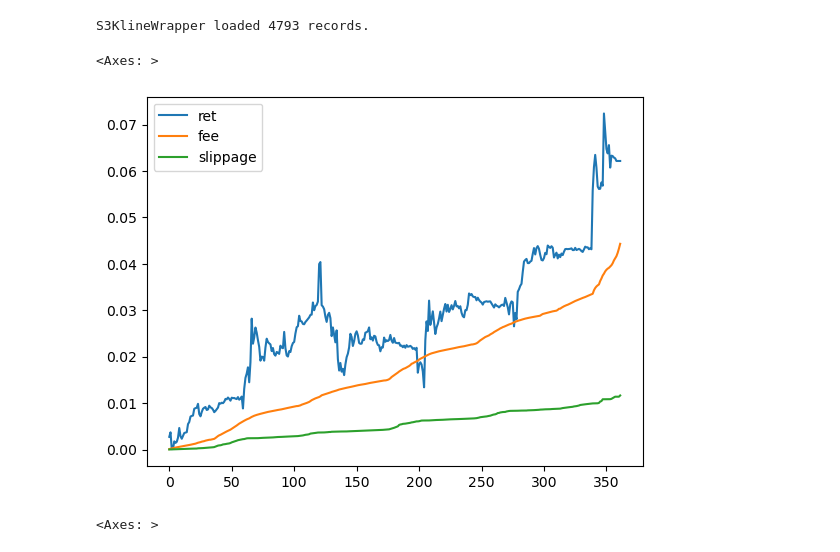
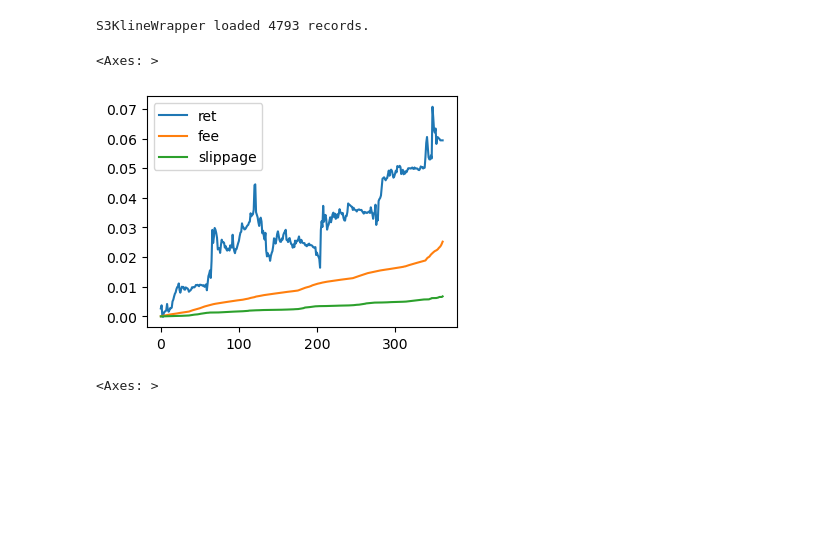
Before and after one commit to Thessal/ui, a Jupyter notebook: DEMO_BATCH.ipynb, the cells around one changed output. Saved outputs shown, nothing was run; the diff lists cells and outputs as text; code cells hidden in the pictures; blank space fills up the shorter version.

```diff
--- a/DEMO_BATCH.ipynb
+++ b/DEMO_BATCH.ipynb
@@ -5,16 +5,21 @@ import numpy as np
 import matplotlib.pyplot as plt
 files = glob(f"./pnls/*")
 
+trv_rng=(0.03, 0.5)
+
 tvrs_2=[]
 tvrs_8=[]
 for f in files:
-    tvr = pd.read_pickle(f)["stat_decay"]["turnover_series"]
-    tvrs_2.append(np.quantile(tvr,0.2))
-    tvrs_8.append(np.quantile(tvr,0.8))
+    try:
+        tvr = pd.read_pickle(f)["stat_decay"]["turnover_series"]
+        tvrs_2.append(np.quantile(tvr,0.2))
+        tvrs_8.append(np.quantile(tvr,0.8))
+    except:
+        print(f)
 pd.DataFrame({
     "tvrs_2": sorted(tvrs_2), "tvrs_8": sorted(tvrs_8)
-}).iloc[::-1].reset_index(drop=True).plot(logx=True,logy=True,ylim=(1e-5, 5), title="turnover profile", figsize=(4,2))
-plt.axhline(y=0.03, color="red")
-plt.axhline(y=0.5, color="red")
+}).iloc[::-1].reset_index(drop=True).plot(logx=False,logy=True,ylim=(1e-4, 3), title="turnover profile", figsize=(4,2))
+plt.axhline(y=trv_rng[0], color="red")
+plt.axhline(y=trv_rng[1], color="red")
 # %% [output]
 <matplotlib.lines.Line2D at 0x...>
@@ -44,9 +52,9 @@ print(f"{len(dfs)}/{len(files)} Selected")
 # %%
-sharpe_threshold = 0.1
+sharpe_threshold = 0.03
 # Allows negative weight
 weight_function = lambda df: \
-    np.clip(np.abs(df["stat_decay"]["sharpe"])-sharpe_threshold,0,0.1) * np.sign(df["stat_decay"]["sharpe"]) \
-        / np.clip(np.mean(df["stat_decay"]["turnover_series"]), 0.1, 0.2)
+    np.clip(np.abs(df["stat_decay"]["sharpe"])-sharpe_threshold,0,0.03) * np.sign(df["stat_decay"]["sharpe"]) \
+        / np.clip(np.mean(df["stat_decay"]["turnover_series"]), trv_rng[0], 0.3)
 
 # Weight assignment is skewed towards low turnover
 pd.Series([weight_function(df) for df in dfs]).sort_values().reset_index(drop=True).plot(title="weight profile", marker="o", figsize=(4,2))
@@ -120,19 +128,23 @@ bars = Bars(data=s3_df, interval=SIM_INTERVAL)
 # %% [output]
 S3KlineWrapper loaded 4793 records.
 # %%
-pos = sum([df["pos_zerofilled"].data * weight_function(df) for df in dfs])
+pos_all = [(df["pos_zerofilled"].data, weight_function(df)) for df in dfs]
+pos_all = [pos.div(pos.abs().sum(axis=1), axis=0).fillna(0)*weight for (pos, weight) in pos_all]
+pos_all = sum(pos_all)
+pos = pos_all.div(pos_all.abs().sum(axis=1), axis=0)
+
 # pos = pos.rolling(20, min_periods=1).mean()
-pos = pos.ewm(halflife=50, min_periods=1).mean()
+pos = pos.ewm(halflife=100, min_periods=1).mean()
 backtester = CloseBacktester(data=bars, fee=0.14 * 0.01)
 position = Position(pos, df["pos_zerofilled"].interval)
 df_results, pos_nanfilled, pos_zerofilled, pos_actual = backtester.run(position)
 stat = calculate_stat(df_results, pos_nanfilled.data, pos_actual.data)
 df_stat = pd.DataFrame([stat[x] for x in ["returns_series",'fee_series', 'slippage_series', 'turnover_series']]).T
 # %%
-df_stat.iloc[:,:3].cumsum().reset_index(drop=True).plot()
+df_stat.iloc[:,:3].cumsum().reset_index(drop=True).plot(figsize=(4,3))
 # %% [output]
 <Axes: >
-[figure, old version]
+[figure, new version]
 # %%
 df_stat.iloc[:,:3].cumsum().reset_index(drop=True).plot()
 # %% [output]
```
Also changed, not shown: parts of 7 cells of this notebook, 6 other files.
